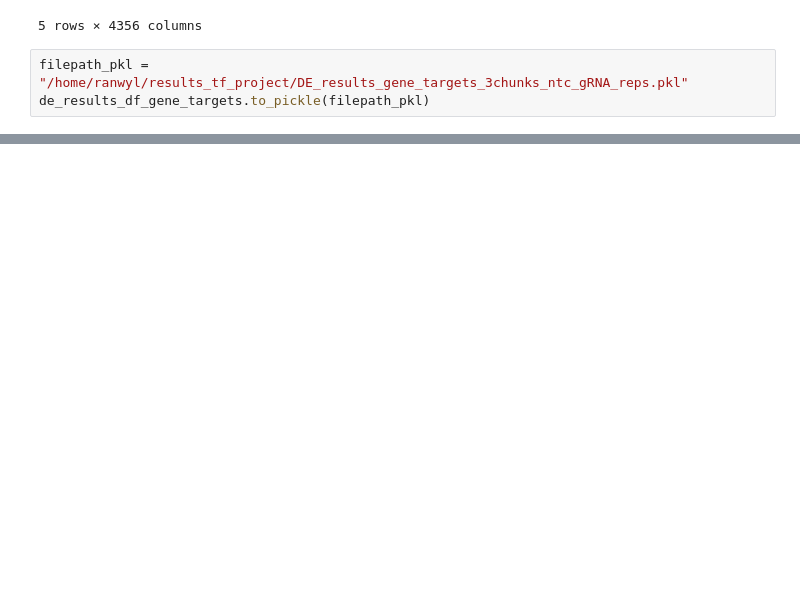
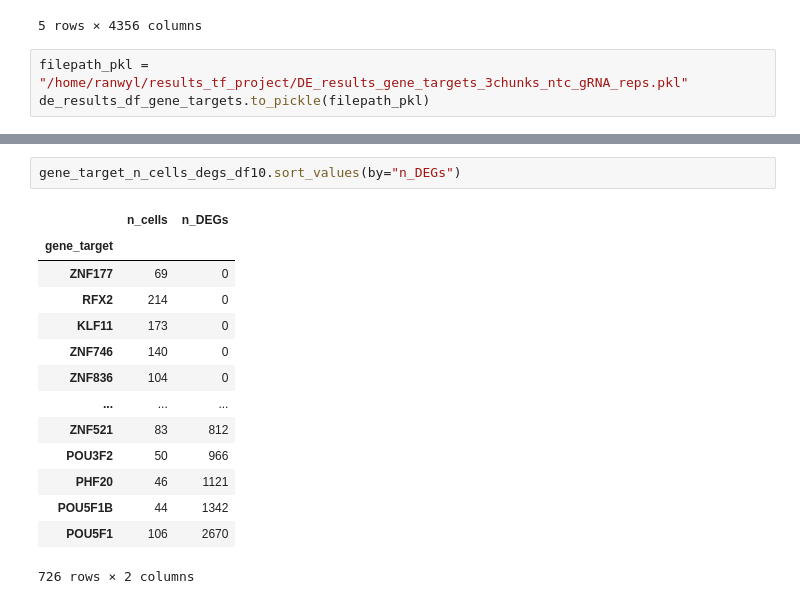
Before and after one commit to subramaniam-lab-ucsd/tf-project, a Jupyter notebook: tf_project_de_analysis_mde.ipynb, the cells around one changed output, grey strips where cells are left out. Drawn from its saved outputs; the diff is of its cells as text; blank space fills up the shorter version.

```diff
--- a/tf_project_de_analysis_mde.ipynb
+++ b/tf_project_de_analysis_mde.ipynb
@@ -1215,0 +1325,17 @@ DE_results_renamed.to_pickle(filepath_pkl)
+# %%
+gene_target_n_cells_degs_df10.sort_values(by="n_DEGs")
+# %% [output]
+|  | n_cells | n_DEGs |
+| gene_target |  |  |
+| ZNF177 | 69 | 0 |
+| RFX2 | 214 | 0 |
+| KLF11 | 173 | 0 |
+| ZNF746 | 140 | 0 |
+| ZNF836 | 104 | 0 |
+| ... | ... | ... |
+| ZNF521 | 83 | 812 |
+| POU3F2 | 50 | 966 |
+| PHF20 | 46 | 1121 |
+| POU5F1B | 44 | 1342 |
+| POU5F1 | 106 | 2670 |
+726 rows × 2 columns
```
Also changed, not shown: parts of 59 cells of this notebook, 1 other file.
